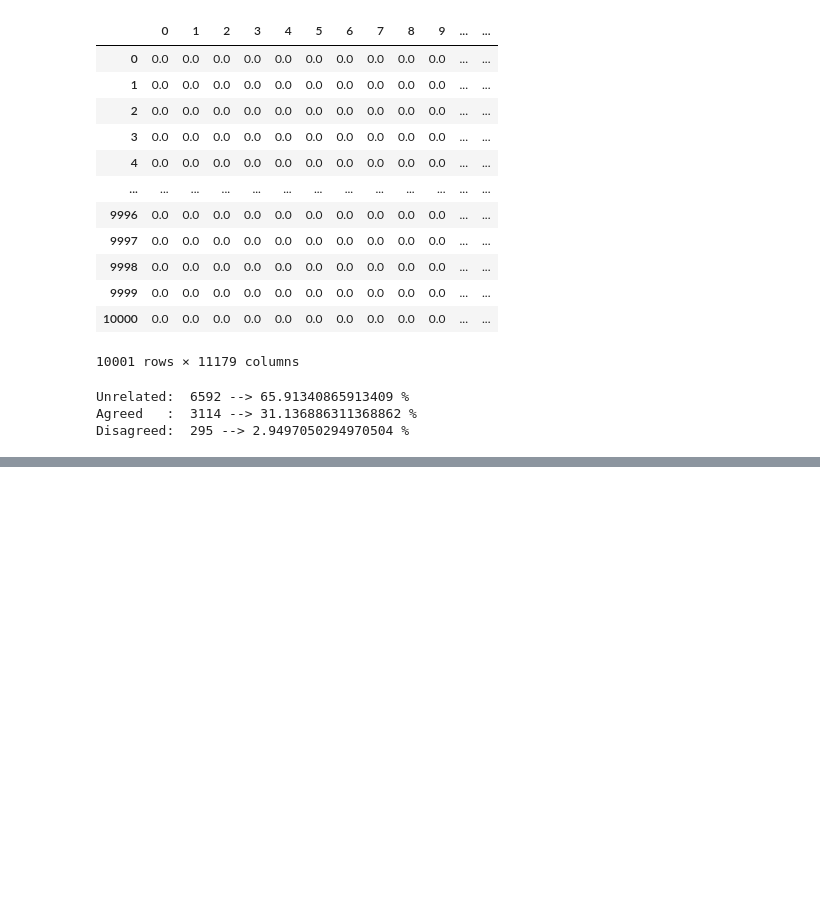
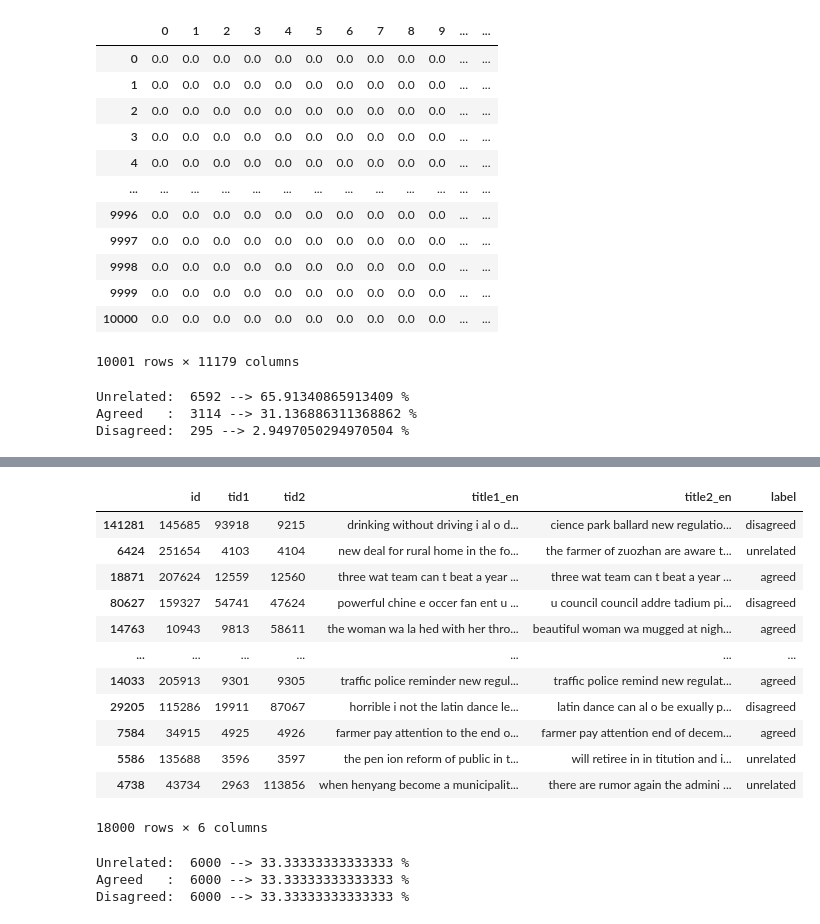
Before and after one commit to Kem975/CS579_Project2, a Jupyter notebook: main.ipynb, the cells around one changed output, grey strips where cells are left out. Saved outputs shown, nothing was run; the diff lists cells and outputs as text; code cells hidden in the pictures; blank space fills up the shorter version.

```diff
--- a/main.ipynb
+++ b/main.ipynb
@@ -163,0 +178,21 @@ weighted avg       0.84      0.84      0.83      2001
+# %%
+train_unrelated = train[train['label'] == 'unrelated']
+train_agreed = train[train['label'] == 'agreed']
+train_disagreed = train[train['label'] == 'disagreed']
+
+train_balanced = pd.concat([train_unrelated[0:6000], train_agreed[0:6000], train_disagreed[0:6000]])
+train_balanced.sample(frac=1)
+# %% [output]
+|  | id | tid1 | tid2 | title1_en | title2_en | label |
+| 141281 | 145685 | 93918 | 9215 | drinking without driving i al o d... | cience park ballard new regulatio... | disagreed |
+| 6424 | 251654 | 4103 | 4104 | new deal for rural home in the fo... | the farmer of zuozhan are aware t... | unrelated |
+| 18871 | 207624 | 12559 | 12560 | three wat team can t beat a year ... | three wat team can t beat a year ... | agreed |
+| 80627 | 159327 | 54741 | 47624 | powerful chine e occer fan ent u ... | u council council addre tadium pi... | disagreed |
+| 14763 | 10943 | 9813 | 58611 | the woman wa la hed with her thro... | beautiful woman wa mugged at nigh... | agreed |
+| ... | ... | ... | ... | ... | ... | ... |
+| 14033 | 205913 | 9301 | 9305 | traffic police reminder new regul... | traffic police remind new regulat... | agreed |
+| 29205 | 115286 | 19911 | 87067 | horrible i not the latin dance le... | latin dance can al o be exually p... | disagreed |
+| 7584 | 34915 | 4925 | 4926 | farmer pay attention to the end o... | farmer pay attention end of decem... | agreed |
+| 5586 | 135688 | 3596 | 3597 | the pen ion reform of public in t... | will retiree in in titution and i... | unrelated |
+| 4738 | 43734 | 2963 | 113856 | when henyang become a municipalit... | there are rumor again the admini ... | unrelated |
+18000 rows × 6 columns
@@ -163,0 +203,6 @@ weighted avg       0.84      0.84      0.83      2001
+# %%
+repartition(train_balanced)
+# %% [output]
+Unrelated:  6000 --> 33.33333333333333 %
+Agreed   :  6000 --> 33.33333333333333 %
+Disagreed:  6000 --> 33.33333333333333 %
```
Also changed, not shown: parts of 14 cells of this notebook.
